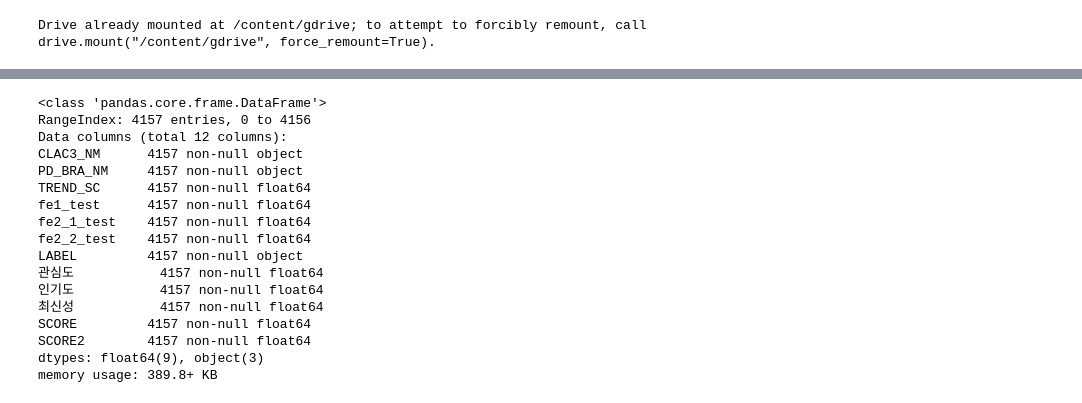
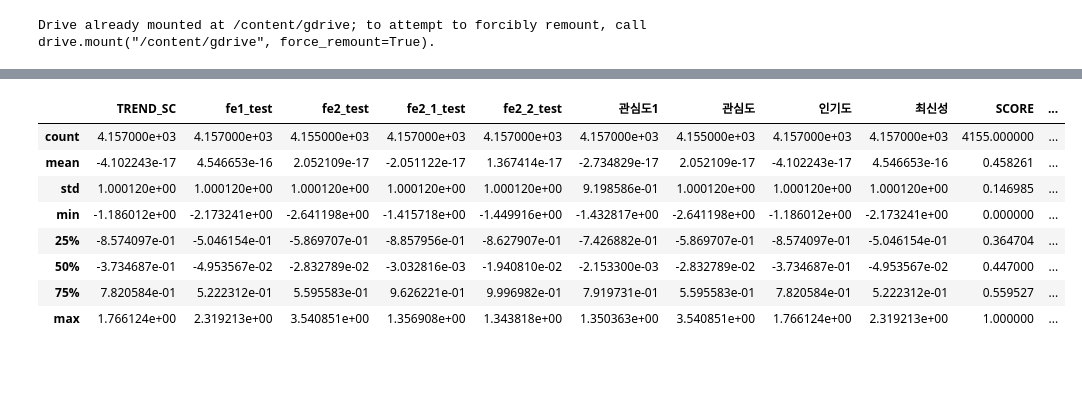
Before and after one commit to doohong91/Luxury-Consumption-Trend, a Jupyter notebook: 선호지수 만들기/지수.ipynb, the cells around one changed output, grey strips where cells are left out. Drawn from its saved outputs; the diff is of its cells as text; code cells hidden in the pictures; blank space fills up the shorter version.

```diff
--- a/선호지수 만들기/지수.ipynb
+++ b/선호지수 만들기/지수.ipynb
@@ -149,21 +171,13 @@ df1['SCORE2'] = normalize(sc)
 # %%
-df1.info()
+df1.describe()
 # %% [output]
-<class 'pandas.core.frame.DataFrame'>
-RangeIndex: 4157 entries, 0 to 4156
-Data columns (total 12 columns):
-CLAC3_NM      4157 non-null object
-PD_BRA_NM     4157 non-null object
-TREND_SC      4157 non-null float64
-fe1_test      4157 non-null float64
-fe2_1_test    4157 non-null float64
-fe2_2_test    4157 non-null float64
-LABEL         4157 non-null object
-관심도           4157 non-null float64
-인기도           4157 non-null float64
-최신성           4157 non-null float64
-SCORE         4157 non-null float64
-SCORE2        4157 non-null float64
-dtypes: float64(9), object(3)
-memory usage: 389.8+ KB
+|  | TREND_SC | fe1_test | fe2_test | fe2_1_test | fe2_2_test | 관심도1 | 관심도 | 인기도 | 최신성 | SCORE | ... |
+| count | 4.157000e+03 | 4.157000e+03 | 4.155000e+03 | 4.157000e+03 | 4.157000e+03 | 4.157000e+03 | 4.155000e+03 | 4.157000e+03 | 4.157000e+03 | 4155.000000 | ... |
+| mean | -4.102243e-17 | 4.546653e-16 | 2.052109e-17 | -2.051122e-17 | 1.367414e-17 | -2.734829e-17 | 2.052109e-17 | -4.102243e-17 | 4.546653e-16 | 0.458261 | ... |
+| std | 1.000120e+00 | 1.000120e+00 | 1.000120e+00 | 1.000120e+00 | 1.000120e+00 | 9.198586e-01 | 1.000120e+00 | 1.000120e+00 | 1.000120e+00 | 0.146985 | ... |
+| min | -1.186012e+00 | -2.173241e+00 | -2.641198e+00 | -1.415718e+00 | -1.449916e+00 | -1.432817e+00 | -2.641198e+00 | -1.186012e+00 | -2.173241e+00 | 0.000000 | ... |
+| 25% | -8.574097e-01 | -5.046154e-01 | -5.869707e-01 | -8.857956e-01 | -8.627907e-01 | -7.426882e-01 | -5.869707e-01 | -8.574097e-01 | -5.046154e-01 | 0.364704 | ... |
+| 50% | -3.734687e-01 | -4.953567e-02 | -2.832789e-02 | -3.032816e-03 | -1.940810e-02 | -2.153300e-03 | -2.832789e-02 | -3.734687e-01 | -4.953567e-02 | 0.447000 | ... |
+| 75% | 7.820584e-01 | 5.222312e-01 | 5.595583e-01 | 9.626221e-01 | 9.996982e-01 | 7.919731e-01 | 5.595583e-01 | 7.820584e-01 | 5.222312e-01 | 0.559527 | ... |
+| max | 1.766124e+00 | 2.319213e+00 | 3.540851e+00 | 1.356908e+00 | 1.343818e+00 | 1.350363e+00 | 3.540851e+00 | 1.766124e+00 | 2.319213e+00 | 1.000000 | ... |
 # %%
```
Also changed, not shown: parts of 15 cells of this notebook, 15 other files.
